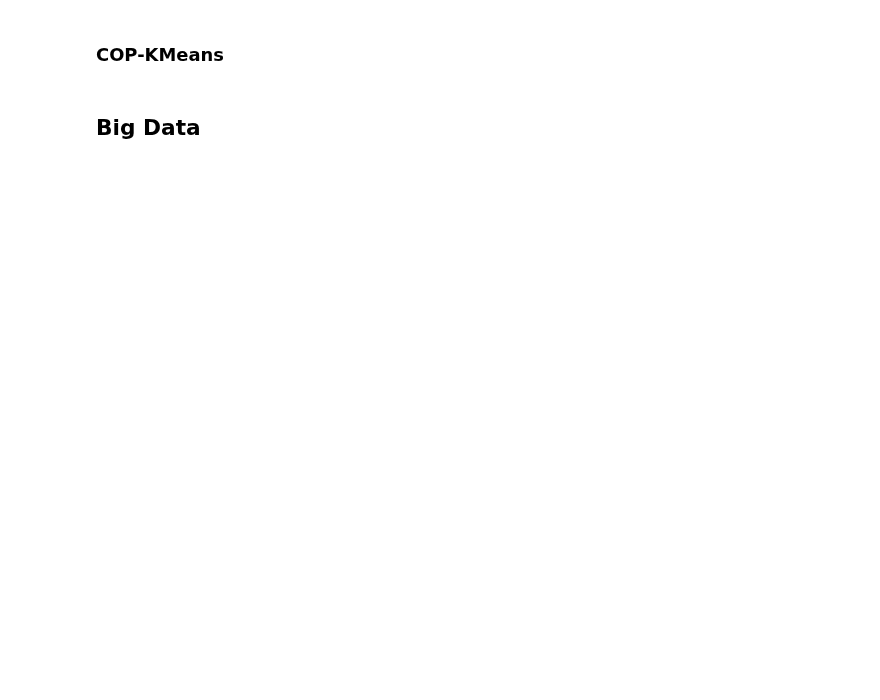
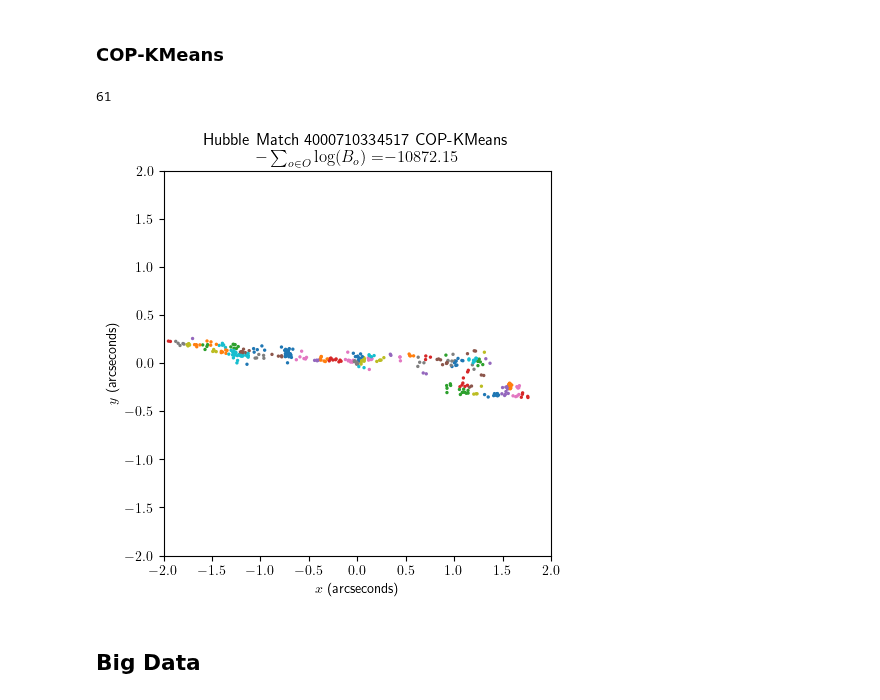
Before and after one commit to jacobf18/astronomical-matching, a Jupyter notebook: hubble.ipynb, the cells around one changed output. Cells and saved outputs as stored; diff of their text form; code cells hidden in the pictures; blank space fills up the shorter version.

```diff
--- a/hubble.ipynb
+++ b/hubble.ipynb
@@ -384,21 +189,23 @@ plt.show()
 # %% [markdown]
 ### COP-KMeans
 # %%
-best_labels, best_k, best_bayes = run_cop_kmeans(data_df, 100, 101)
-
-# plt.figure(figsize=(7,7))
-# plt.scatter(data_df['coord1 (arcseconds)'],
-#             data_df['coord2 (arcseconds)'],
-#             s=2.0, c = best_labels, cmap='tab20')
-# plt.title("Clustered via K-Means\n"
-#           f"Best $k={best_k}$\n"
-#               r"$-\sum_{{o\in O}}\log(B_o)=$"
-#               f"${best_bayes:.2f}$")
-# plt.xlabel('x')
-# plt.ylabel('y')
-# plt.xlim([-2,2])
-# plt.ylim([-2,2])
-# plt.show()
+best_labels, best_k, _ = run_cop_kmeans(data_df, 1, data_df.shape[0] // 5)
+print(best_k)
+plt.figure(figsize=(5,5))
+plt.scatter(data_df['coord1 (arcseconds)'],
+            data_df['coord2 (arcseconds)'],
+            s=2.0, c = best_labels, cmap='tab10')
+plt.title("Hubble Match 4000710334517 COP-KMeans\n"
+              r"$-\sum_{{o\in O}}\log(B_o)=$"
+              f"${neg_log_bayes(data_df, best_labels):.2f}$")
+plt.xlabel("$x$ (arcseconds)")
+plt.ylabel("$y$ (arcseconds)")
+plt.xlim([-2,2])
+plt.ylim([-2,2])
+plt.savefig("figures/presentation/hubble_cop-kmeans_medium.svg")
+# %% [output]
+61
+[figure, added]
 # %% [markdown]
 ## Big Data
 # %%
```
Also changed, not shown: parts of 26 cells of this notebook, 16 other files.
